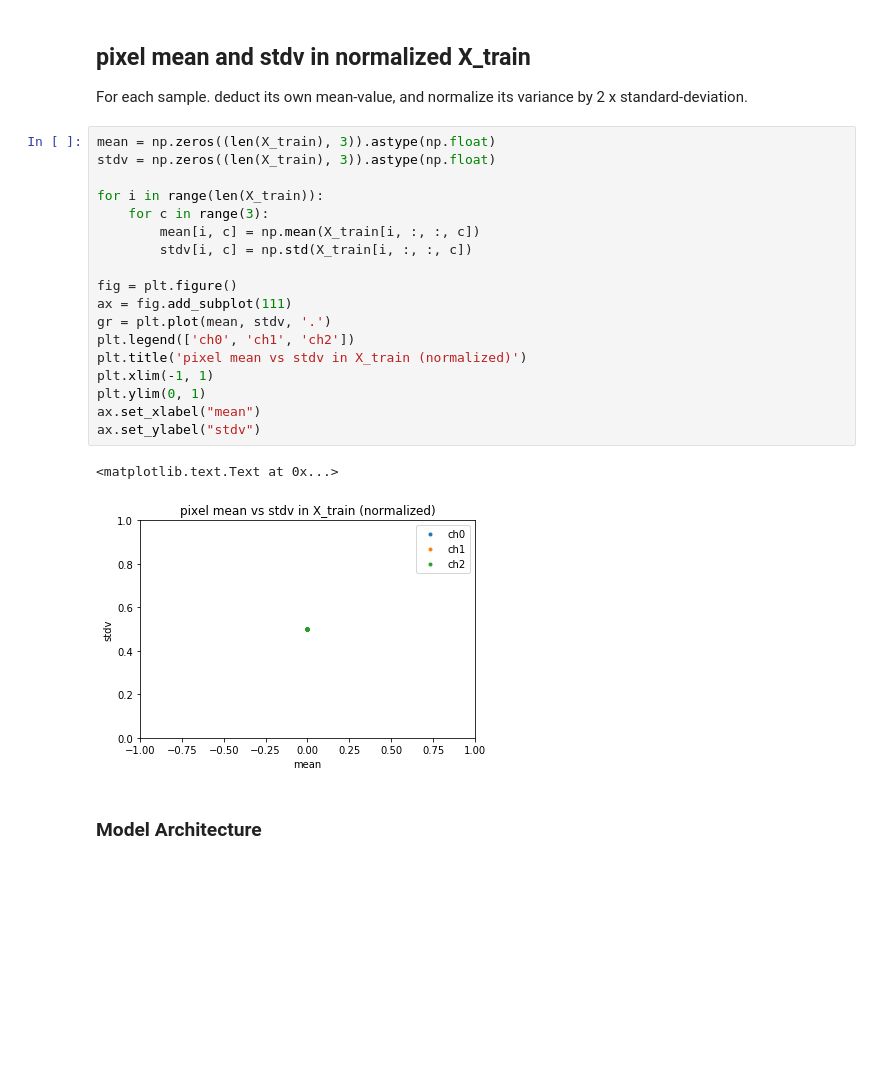
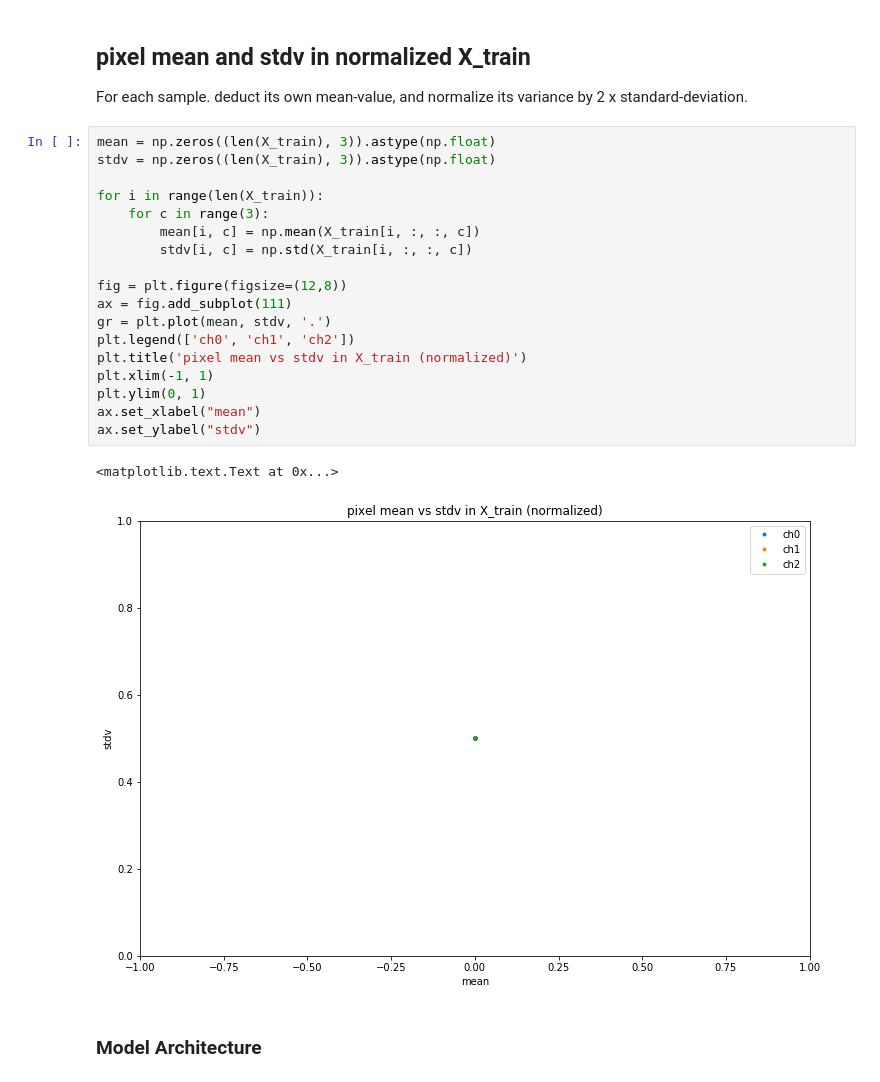
Before and after one commit to somof/CarND-Traffic-Sign-Classifier-Project-work, a Jupyter notebook: Traffic_Sign_Classifier.ipynb, the cells around one changed output. Cells and saved outputs as stored; diff of their text form; blank space fills up the shorter version.

```diff
--- a/Traffic_Sign_Classifier.ipynb
+++ b/Traffic_Sign_Classifier.ipynb
@@ -208,24 +218,24 @@ For each sample. deduct its own mean-value, and normalize its variance by 2 x st
 # %%
 mean = np.zeros((len(X_train), 3)).astype(np.float)
 stdv = np.zeros((len(X_train), 3)).astype(np.float)
 
 for i in range(len(X_train)):
     for c in range(3):
         mean[i, c] = np.mean(X_train[i, :, :, c])
         stdv[i, c] = np.std(X_train[i, :, :, c])
 
-fig = plt.figure()
+fig = plt.figure(figsize=(12,8))
 ax = fig.add_subplot(111)
 gr = plt.plot(mean, stdv, '.')
 plt.legend(['ch0', 'ch1', 'ch2'])
 plt.title('pixel mean vs stdv in X_train (normalized)')
 plt.xlim(-1, 1)
 plt.ylim(0, 1)
 ax.set_xlabel("mean")
 ax.set_ylabel("stdv")
 # %% [output]
 <matplotlib.text.Text at 0x...>
-[figure, old version]
+[figure, new version]
 # %% [markdown]
 ### Model Architecture
 # %%
```
Also changed, not shown: parts of 6 cells of this notebook.
